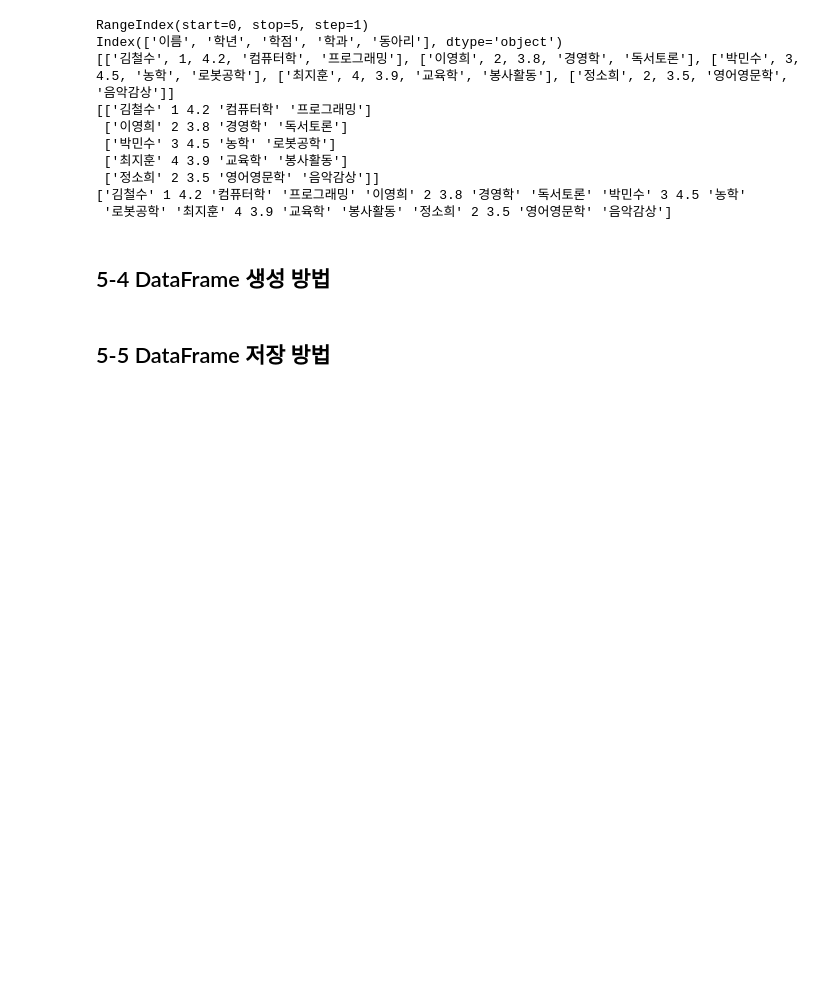
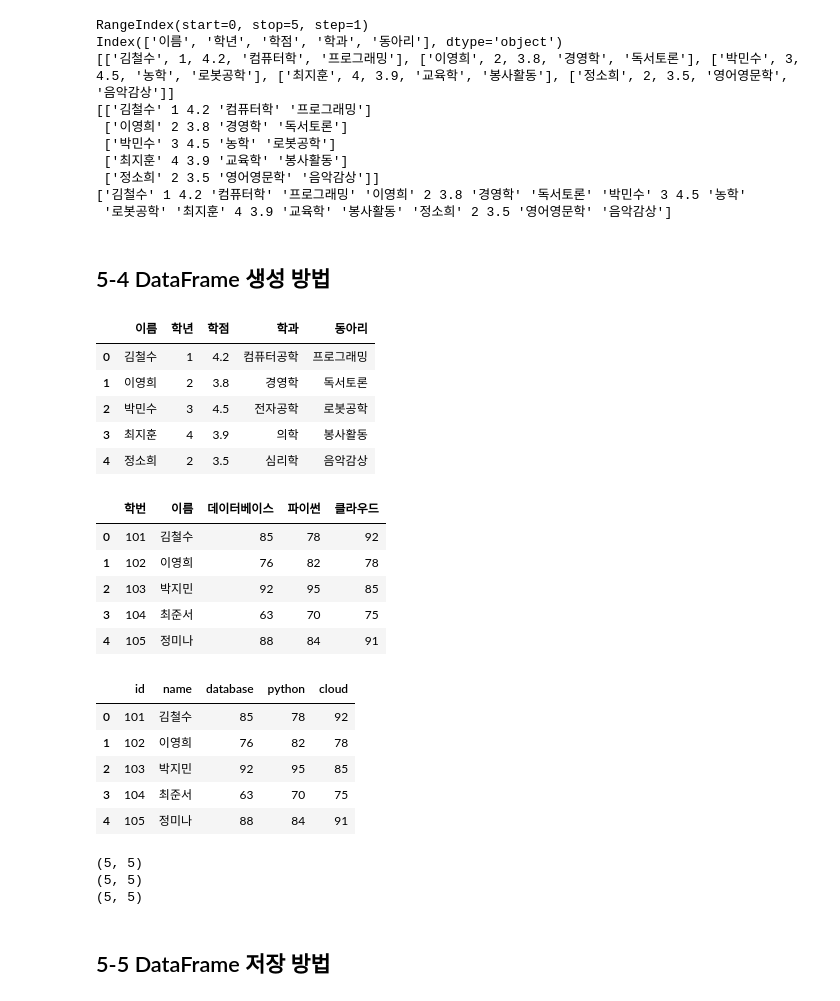
Before and after one commit to jj-it-lab/Data-Analysis-with-Open-Source, a Jupyter notebook: 오픈소스_데이터_분석_5강.ipynb, the cells around one changed output. Cells and saved outputs as stored; diff of their text form; code cells hidden in the pictures; blank space fills up the shorter version.

```diff
--- a/오픈소스_데이터_분석_5강.ipynb
+++ b/오픈소스_데이터_분석_5강.ipynb
@@ -170,19 +170,52 @@ Index(['이름', '학년', '학점', '학과', '동아리'], dtype='object')
 # %%
 import pandas as pd
 import json
 
 data = {
     "이름": ["김철수", "이영희", "박민수", "최지훈", "정소희"],
     "학년": [1, 2, 3, 4, 2],
     "학점": [4.2, 3.8, 4.5, 3.9, 3.5],
     "학과": ["컴퓨터공학", "경영학", "전자공학", "의학", "심리학"],
     "동아리": ["프로그래밍", "독서토론", "로봇공학", "봉사활동", "음악감상"]
 }
 
 ## 딕셔너리, csv, json으로 부터 DataFrame 생성
+df1 = pd.DataFrame.from_dict(data)
+## df1 = pd.DataFrame(data) 동일, 명확성과 추가적인 옵셥 활용을 위해
+df2 = pd.read_csv('students.csv')
+df3 = pd.read_json('students.json')
+
+display(df1)
+display(df2)
+display(df3)
 
 
 ## 세가지 방법 결과 비교
+print(df1.shape)
+print(df2.shape)
+print(df3.shape)
+# %% [output]
+|  | 이름 | 학년 | 학점 | 학과 | 동아리 |
+| 0 | 김철수 | 1 | 4.2 | 컴퓨터공학 | 프로그래밍 |
+| 1 | 이영희 | 2 | 3.8 | 경영학 | 독서토론 |
+| 2 | 박민수 | 3 | 4.5 | 전자공학 | 로봇공학 |
+| 3 | 최지훈 | 4 | 3.9 | 의학 | 봉사활동 |
+| 4 | 정소희 | 2 | 3.5 | 심리학 | 음악감상 |
+|  | 학번 | 이름 | 데이터베이스 | 파이썬 | 클라우드 |
+| 0 | 101 | 김철수 | 85 | 78 | 92 |
+| 1 | 102 | 이영희 | 76 | 82 | 78 |
+| 2 | 103 | 박지민 | 92 | 95 | 85 |
+| 3 | 104 | 최준서 | 63 | 70 | 75 |
+| 4 | 105 | 정미나 | 88 | 84 | 91 |
+|  | id | name | database | python | cloud |
+| 0 | 101 | 김철수 | 85 | 78 | 92 |
+| 1 | 102 | 이영희 | 76 | 82 | 78 |
+| 2 | 103 | 박지민 | 92 | 95 | 85 |
+| 3 | 104 | 최준서 | 63 | 70 | 75 |
+| 4 | 105 | 정미나 | 88 | 84 | 91 |
+(5, 5)
+(5, 5)
+(5, 5)
 # %% [markdown]
 ## 5-5 DataFrame 저장 방법
 # %%
```
Also changed, not shown: parts of 5 cells of this notebook.
